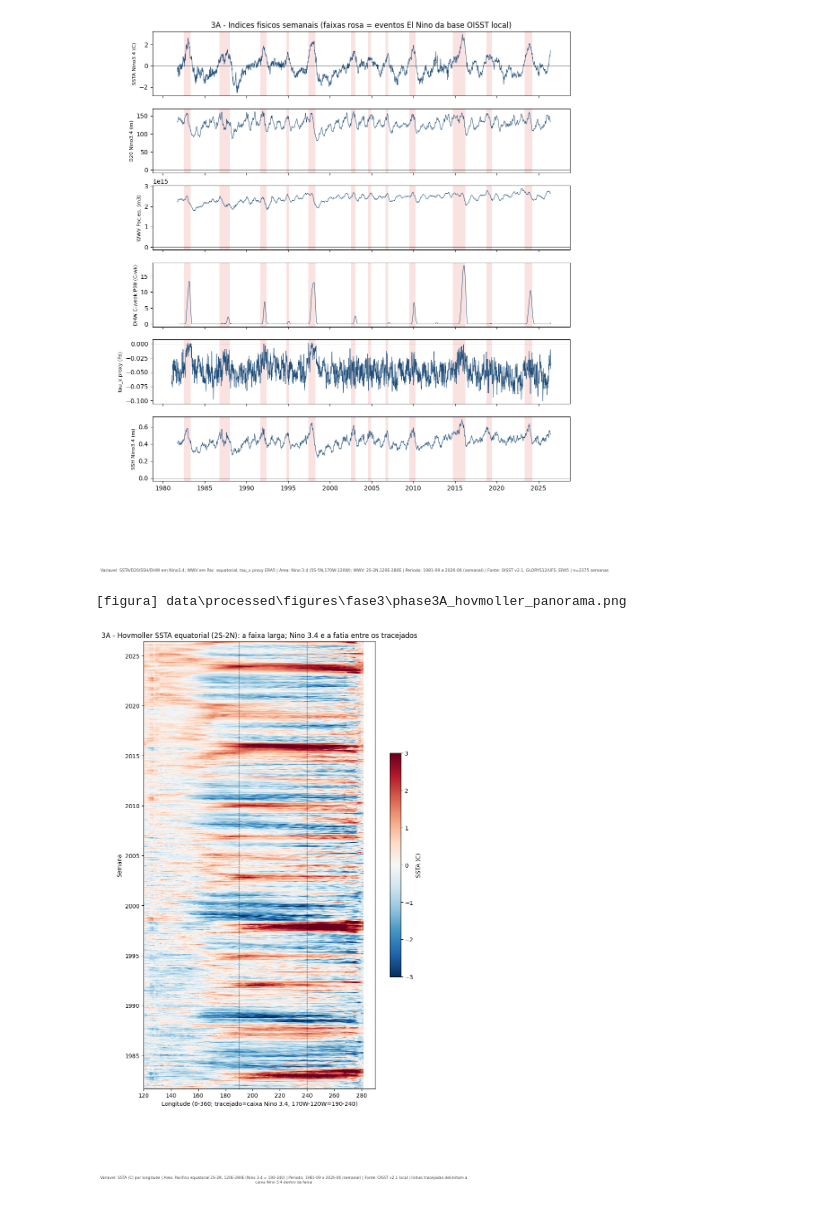
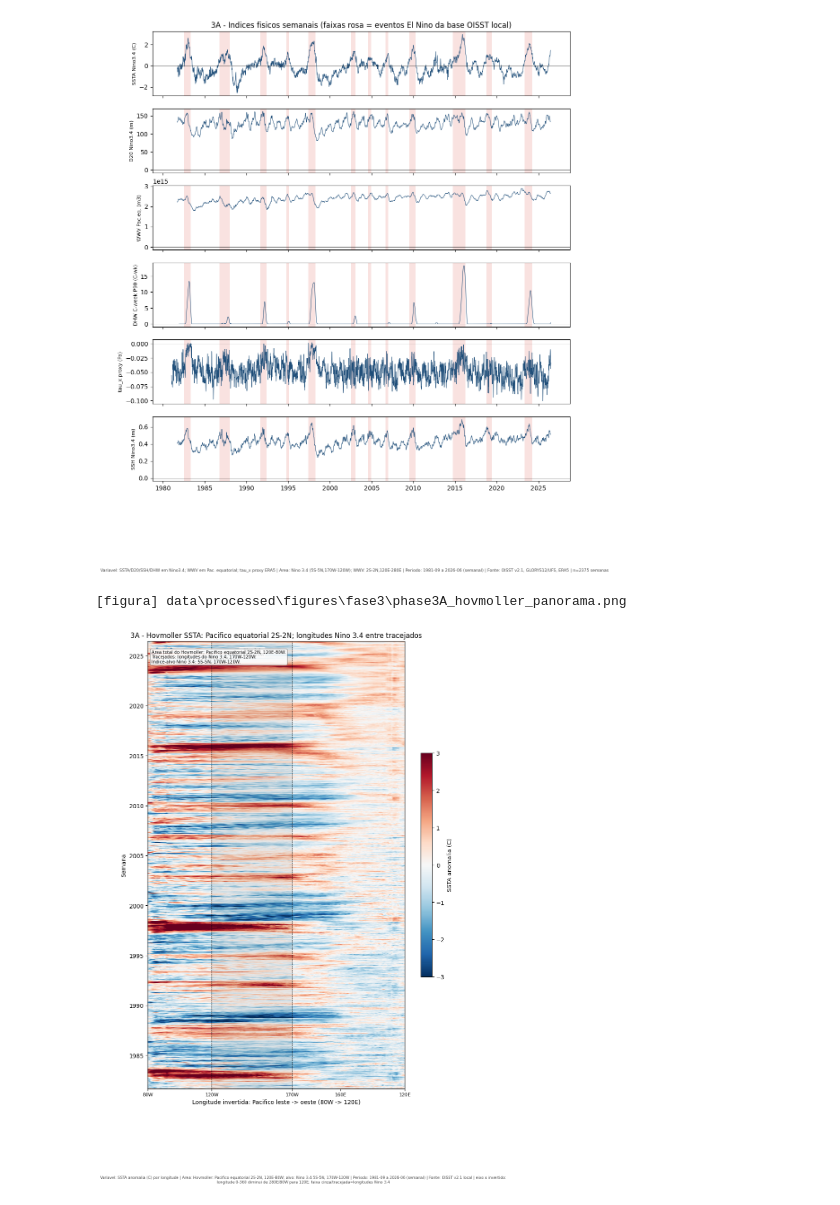
Before and after one commit to thiago-vilar/Nino26, a Jupyter notebook: notebooks/fase3/3A_indices_fisicos_semanais.ipynb, the cells around one changed output. Cells and saved outputs as stored; diff of their text form; code cells hidden in the pictures.

Commit message:
fase3: corrige eixo longitudinal e documenta anomalias

```diff
--- a/notebooks/fase3/3A_indices_fisicos_semanais.ipynb
+++ b/notebooks/fase3/3A_indices_fisicos_semanais.ipynb
@@ -62,16 +62,18 @@ u.save_fig(fig,'phase3A_series_semanais.png'); plt.show()
 [figure]
 # %%
 eq=u.load_eqband_weekly()
-fig,ax=plt.subplots(figsize=(9,14)); lon=eq.columns.values
+fig,ax=plt.subplots(figsize=(10,14)); lon=eq.columns.values
 pc=ax.pcolormesh(lon,eq.index,eq.values,cmap='RdBu_r',vmin=-3,vmax=3,shading='auto')
-ax.axvline(190,color='k',ls='--',lw=.6); ax.axvline(240,color='k',ls='--',lw=.6)
-ax.set_xlabel('Longitude (0-360; tracejado=caixa Nino 3.4, 170W-120W=190-240)'); ax.set_ylabel('Semana')
-ax.set_title('3A - Hovmoller SSTA equatorial (2S-2N): a faixa larga; Nino 3.4 e a fatia entre os tracejados')
-fig.colorbar(pc,ax=ax,label='SSTA (C)',shrink=.5)
-u.stamp_caption(fig,variavel='SSTA (C) por longitude',area='Pacifico equatorial 2S-2N, 120E-280E (Nino 3.4 = 190-240)',
- periodo='1981-09 a 2026-06 (semanal)',fonte='OISST v2.1 local',extra='linhas tracejadas delimitam a caixa Nino 3.4 dentro da faixa')
+u.add_nino34_lon_band(ax)
+u.format_lon_axis(ax, xlabel='Longitude invertida: Pacifico leste -> oeste (80W -> 120E)')
+ax.set_ylabel('Semana')
+ax.set_title('3A - Hovmoller SSTA: Pacifico equatorial 2S-2N; longitudes Nino 3.4 entre tracejados')
+fig.colorbar(pc,ax=ax,label='SSTA anomalia (C)',shrink=.5)
+u.add_note(ax,'Area total do Hovmoller: Pacifico equatorial 2S-2N, 120E-80W.\nTracejados: longitudes do Nino 3.4, 170W-120W.\nIndice-alvo Nino 3.4: 5S-5N, 170W-120W.',loc='upper left')
+u.stamp_caption(fig,variavel='SSTA anomalia (C) por longitude',area='Hovmoller: Pacifico equatorial 2S-2N, 120E-80W; alvo: Nino 3.4 5S-5N, 170W-120W',
+ periodo='1981-09 a 2026-06 (semanal)',fonte='OISST v2.1 local',extra='eixo x invertido: longitude 0-360 diminui de 280E/80W para 120E; faixa cinza/tracejada=longitudes Nino 3.4')
 u.save_fig(fig,'phase3A_hovmoller_panorama.png'); plt.show()
 # %% [output]
 [figura] data\processed\figures\fase3\phase3A_hovmoller_panorama.png
-[figure, old version]
+[figure, new version]
 # %% [markdown]
```
Also changed, not shown: parts of 2 cells of this notebook, 13 other files.
